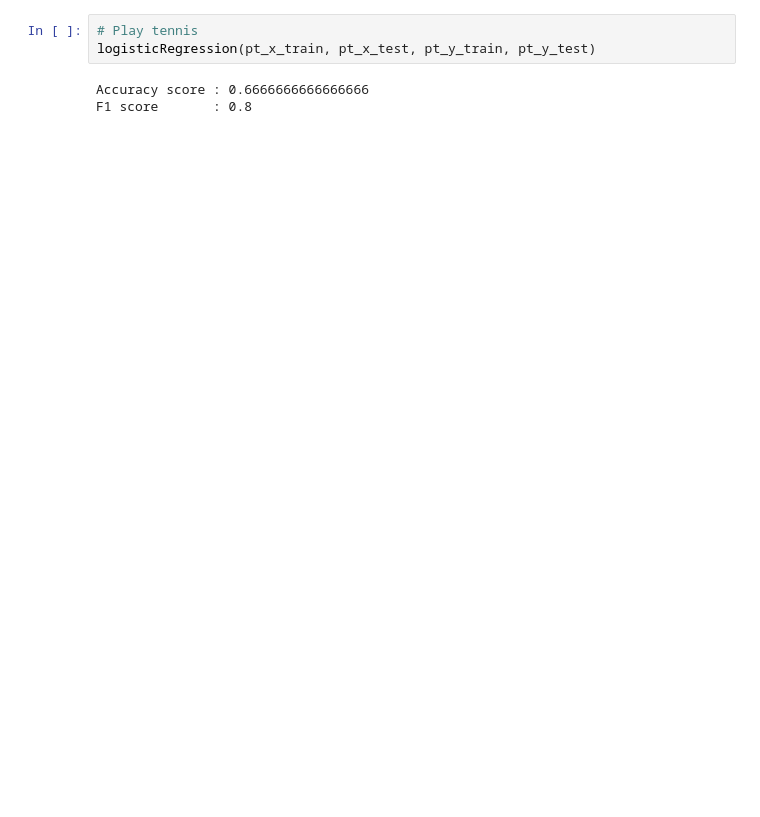
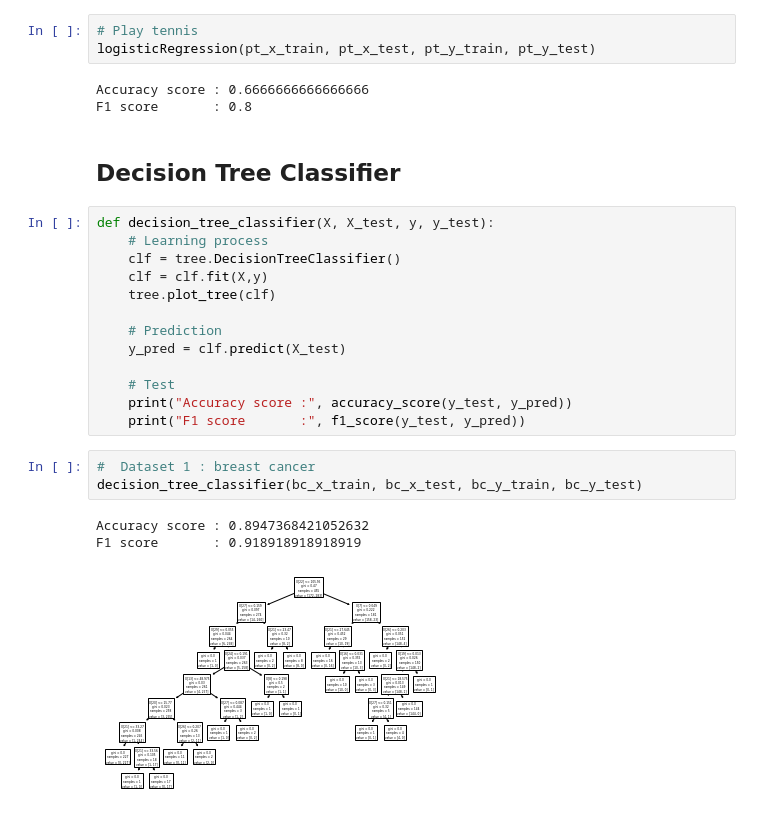
Before and after one commit to thomas-fm/Tucil1-ML, a Jupyter notebook: Tucil 1.ipynb, the cells around one changed output. Cells and saved outputs as stored; diff of their text form; blank space fills up the shorter version.

```diff
--- a/Tucil 1.ipynb
+++ b/Tucil 1.ipynb
@@ -150,3 +130,25 @@ logisticRegression(pt_x_train, pt_x_test, pt_y_train, pt_y_test)
 # %% [output]
 Accuracy score : 0.6666666666666666
 F1 score       : 0.8
+# %% [markdown]
+## Decision Tree Classifier
+# %%
+def decision_tree_classifier(X, X_test, y, y_test):
+    # Learning process
+    clf = tree.DecisionTreeClassifier()
+    clf = clf.fit(X,y)
+    tree.plot_tree(clf)
+
+    # Prediction
+    y_pred = clf.predict(X_test)
+
+    # Test
+    print("Accuracy score :", accuracy_score(y_test, y_pred))
+    print("F1 score       :", f1_score(y_test, y_pred))
+# %%
+#  Dataset 1 : breast cancer
+decision_tree_classifier(bc_x_train, bc_x_test, bc_y_train, bc_y_test)
+# %% [output]
+Accuracy score : 0.8947368421052632
+F1 score       : 0.918918918918919
+[figure, added]
```
Also changed, not shown: parts of 18 cells of this notebook.
